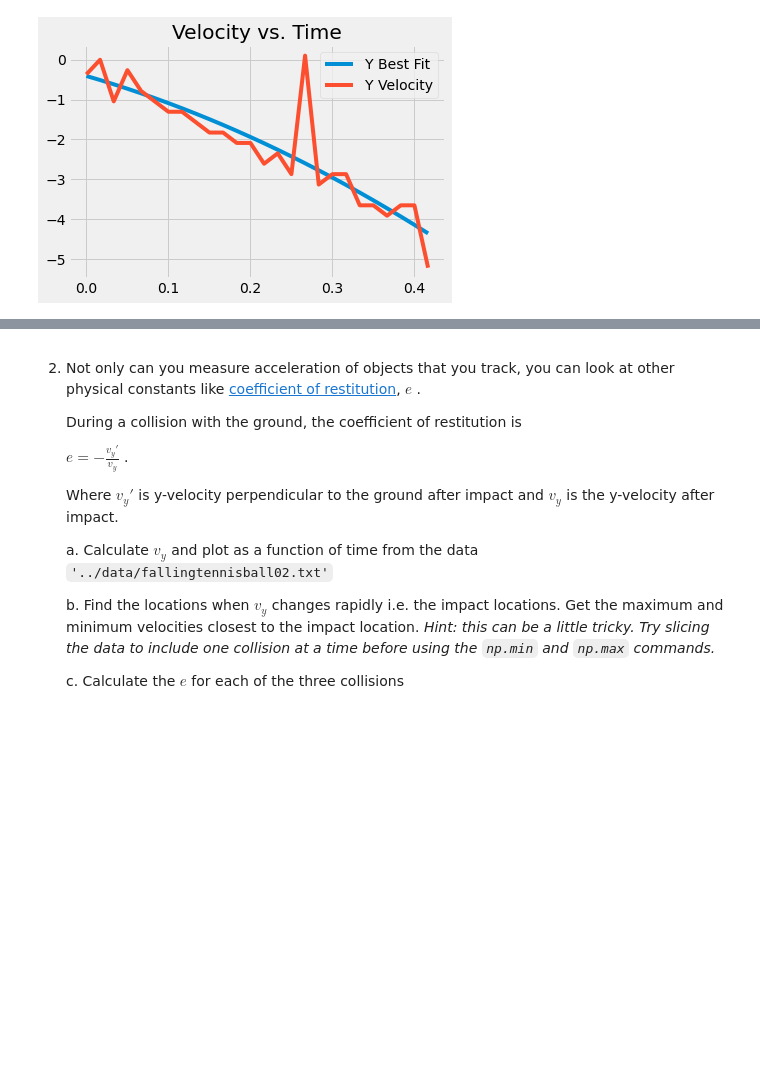
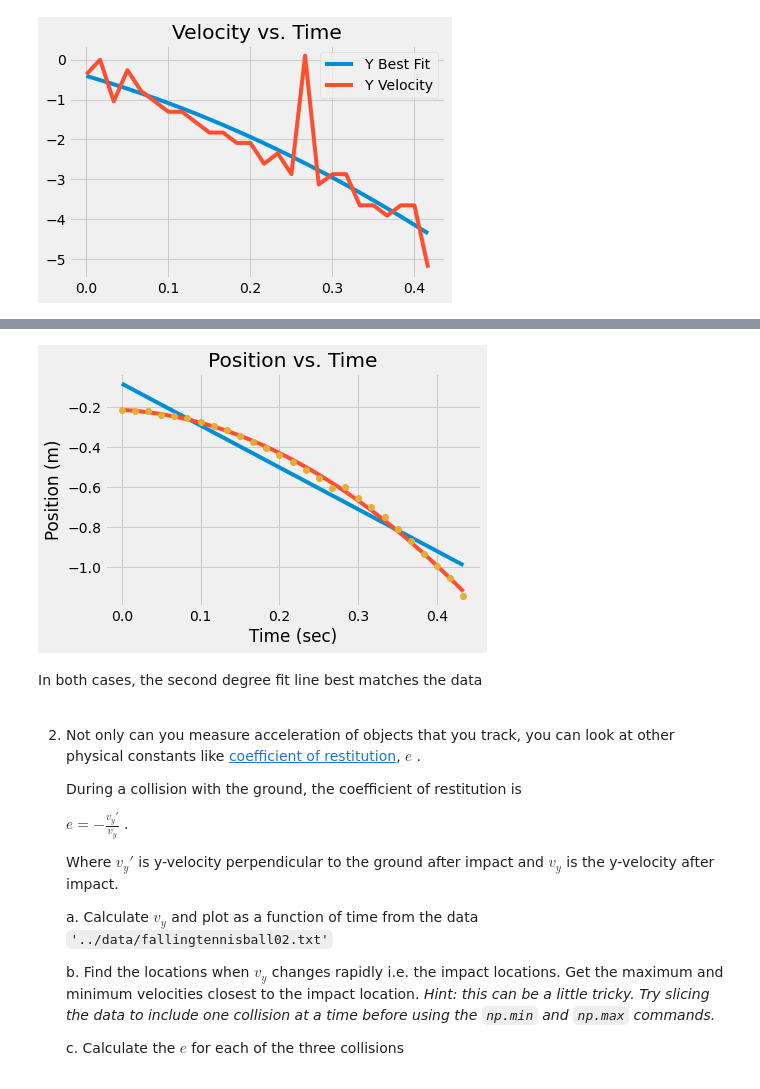
Before and after one commit to hamwalker/computational-mechanics, a Jupyter notebook: module_03/notebooks/HW_03.ipynb, the cells around one changed output, grey strips where cells are left out. Saved outputs shown, nothing was run; the diff lists cells and outputs as text; code cells hidden in the pictures; blank space fills up the shorter version.

```diff
--- a/module_03/notebooks/HW_03.ipynb
+++ b/module_03/notebooks/HW_03.ipynb
@@ -97,3 +99,19 @@ plt.plot(x,y,'o')
+# %%
+# polyfit 1 and 2 position and finite diffrence position (y direction)
+
+yPosFit1 = np.polyfit(t,y,1) # first degree best fit for y posiiton
+yPosFit2 = np.polyfit(t,y,2) # second degree best fit for y posiiton
+
+plt.plot(t, np.polyval(yPosFit1, t), label= '1st Degree polyfit')
+plt.plot(t, np.polyval(yPosFit2, t), label= '2nd Degree polyfit')
+plt.plot(t, y, 'o', label='Picked Data')
+plt.title('Position vs. Time')
+plt.xlabel('Time (sec)')
+plt.ylabel('Position (m)');
+# %% [output]
+[figure, added]
+# %% [markdown]
+In both cases, the second degree fit line best matches the data
 # %% [markdown]
 2. Not only can you measure acceleration of objects that you track, you can look at other physical constants like [coefficient of restitution](https://en.wikipedia.org/wiki/Coefficient_of_restitution), $e$ .
 
```
Also changed, not shown: parts of 6 cells of this notebook, 2 other files.
